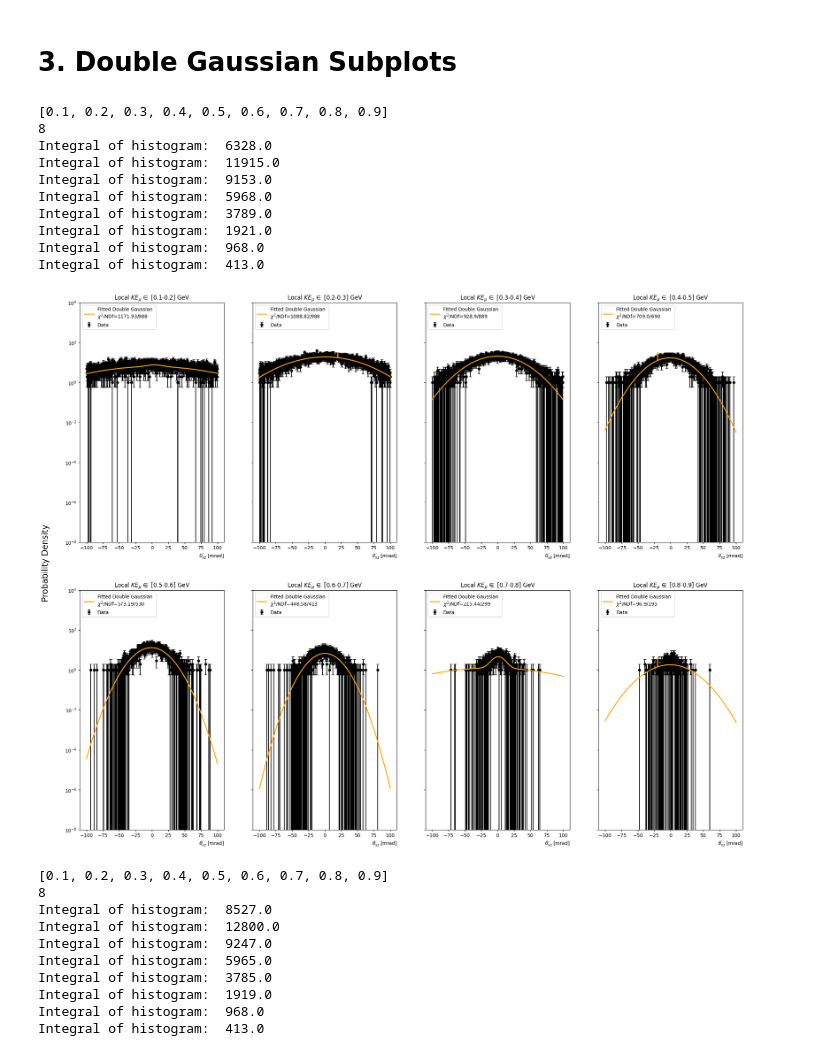
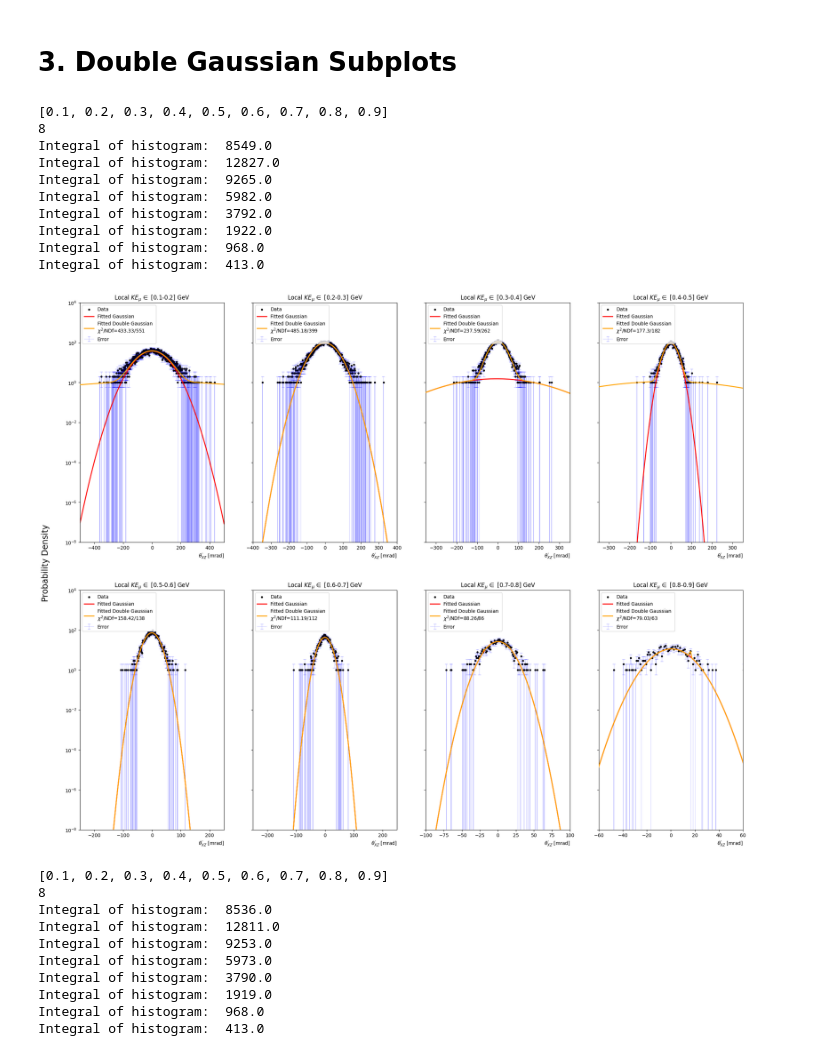
Before and after one commit to rhin525/mcs-dgaus, a Jupyter notebook: notebooks/mcs_MCSimStudy.ipynb, the cells around one changed output. Cells and saved outputs as stored; diff of their text form; code cells hidden in the pictures.

Commit message:
Updated plot cosmetics for double_gaus_subplots and made plot x-ranges customizable through a user-defined 2-D array.

```diff
--- a/notebooks/mcs_MCSimStudy.ipynb
+++ b/notebooks/mcs_MCSimStudy.ipynb
@@ -444,13 +444,12 @@ def double_gaus_subplots_v1(df,column,energyBounds=[0.1,0.9],xname="",core=False
 
     return dgaus_parameters
 # %%
-def double_gaus_subplots(df,column,energyBounds=[0.1,0.9],eStep=0.1,initParams=[],xrange=[-400,400],xname="",core=False,tail=False,nbins=1000):
+def double_gaus_subplots(df,column,energyBounds=[0.1,0.9],eStep=0.1,initParams=[],xranges=[[-400,400]],xname="",core=False,tail=False,nbins=1000):
     series = df[column]
     dgaus_parameters = pd.DataFrame()
     eb1 = energyBounds[0]
     eb2 = energyBounds[1]
-    xmin = xrange[0]
-    xmax = xrange[1]
+    fit_xmin, fit_xmax = -500, 500 #to use for plots, linspace, and fits. xmin and xmax are for cosmetic purposes
     #print(eb2)
     #eStep = 0.1
     energyBins = []
@@ -479,6 +478,10 @@ def double_gaus_subplots(df,column,energyBounds=[0.1,0.9],eStep=0.1,initParams=[
     #parameters=[420.,0.98,0.,70.,0,300.5] -> Good init parameters for [0.1-0.3] GeV
     df_list = []
     for i in range(len(energyBins)-1):
+        if len(xranges) > 1: xrange = xranges[i]
+        else: xrange = xranges[0]
+        xmin = xrange[0]
+        xmax = xrange[1]
         count = 0
         initSubList = initParams[i]
         e1 = energyBins[i]
@@ -495,7 +498,7 @@ def double_gaus_subplots(df,column,energyBounds=[0.1,0.9],eStep=0.1,initParams=[
             count += 1
         seriesNew2 = pd.Series(listNew2)
 
-        func = TF1('func', ROOT.double_gaus_norm, xmin, xmax, 6) #Create double gaussian function with 6 parameters, *Make a limit on params
+        func = TF1('func', ROOT.double_gaus_norm, fit_xmin, fit_xmax, 6) #Create double gaussian function with 6 parameters, *Make a limit on params
         func.SetParameters(initSubList[0],initSubList[1],initSubList[2],initSubList[3],initSubList[4],initSubList[5])
 
         #[0.1,0.3 init]
@@ -507,7 +510,7 @@ def double_gaus_subplots(df,column,energyBounds=[0.1,0.9],eStep=0.1,initParams=[
         func.SetParLimits(1, 0., 1.) #or try .5
 
         # fit ranges for sigma1, sigma2
-        func.SetParLimits(3, 0., 420.)
+        func.SetParLimits(3, 0., 520.)
         func.SetParLimits(5, 0., 600.)
 
         #fit ranges for mu1, mu2
@@ -515,7 +518,7 @@ def double_gaus_subplots(df,column,energyBounds=[0.1,0.9],eStep=0.1,initParams=[
         func.SetParLimits(4, -20., 20.)
 
         #func1.setparlimits(3, 0.0, seriesNew.max()) #tail amplitude limit, make max the max y in histogram
-        h_dtheta_xz = th1_from_series(seriesNew2, name='roothist', nbins=nbins, xmin=xmin, xmax=xmax) #Making TH1 Object to fit to the data
+        h_dtheta_xz = th1_from_series(seriesNew2, name='roothist', nbins=nbins, xmin=fit_xmin, xmax=fit_xmax) #Making TH1 Object to fit to the data
         #h_dtheta_xz.Scale(1./ h_dtheta_xz.Integral())
         print("Integral of histogram: ", h_dtheta_xz.Integral())
         h_dtheta_xz.Fit(func, "S") #Fitting the double gaussian function to the data
@@ -534,17 +537,18 @@ def double_gaus_subplots(df,column,energyBounds=[0.1,0.9],eStep=0.1,initParams=[
         ndf = func.GetNDF()
         chi2_ndf = chi2/ndf
 
-        bin_heights, bin_borders = np.histogram(seriesNew2, bins=nbins, range=(xmin, xmax)) #Normalizing histogram to 1
+        bin_heights, bin_borders = np.histogram(seriesNew2, bins=nbins, range=(fit_xmin, fit_xmax)) #Normalizing histogram to 1
         bin_centers = (bin_borders[:-1] + bin_borders[1:]) / 2
 
         plt.yscale('log')
 
-        x = np.linspace(xmin, xmax, nbins)
+        x = np.linspace(fit_xmin, fit_xmax, nbins)
         pdf = scale *fraction * np.exp(-0.5 * ((x - mu) / sigma) ** 2) #Probability for core gaus
         pdf_tail = scale*(1-fraction) * np.exp(-0.5 * ((x - mu_tail) / sigma_tail) ** 2) #Probability for tail gaus
         double_pdf = pdf + pdf_tail
 
-        axs[i].errorbar(bin_centers, bin_heights, yerr=np.sqrt(bin_heights), fmt='o', color='black', label='Data',markersize=5, capsize=3, linewidth=1.5, zorder=1)
+        axs[i].errorbar(bin_centers, bin_heights, yerr=np.sqrt(bin_heights), fmt='', color='blue', alpha=0.3, label='Error',markersize=2, capsize=3, linewidth=0.5, zorder=1)
+        axs[i].scatter(x,bin_heights,color='black',label='Data',s=10)
         axs[i].set_yscale('log')
         if core: axs[i].plot(x, pdf, color='red', linewidth=2, label='Fitted Gaussian',zorder=2)
         if tail: axs[i].plot(x, pdf_tail, color='green', linewidth=2, label='Fitted Tail',zorder=3)
@@ -552,56 +556,59 @@ def double_gaus_subplots(df,column,energyBounds=[0.1,0.9],eStep=0.1,initParams=[
         axs[i].set_title(r"Local $KE_{\mu} \, \in$ "+f"[{e1}-{e2}] GeV")
         axs[i].set_xlabel(xname, loc='right')
         axs[i].legend(loc='upper left', fontsize=10)
+        axs[i].set_xlim(xmin,xmax)
 
         ser = pd.Series([fraction,mu,sigma,mu_tail,sigma_tail,fraction_err,mu_err,sigma_err,mu_tail_err,sigma_tail_err],index=['fraction','mu','sigma','mu_tail','sigma_tail','fraction_err','mu_err','sigma_err','mu_tail_err','sigma_tail_err'])
         df2 = pd.DataFrame({f"KE in [{e1}-{e2}]": ser})
         df_list.append(df2)
 
     #create dataframe with resulting fit parameters
     xvarCol = pd.Series([np.nan,np.nan,np.nan,np.nan,np.nan,np.nan,np.nan,np.nan,np.nan,np.nan],index=['fraction','mu','sigma','mu_tail','sigma_tail','fraction_err','mu_err','sigma_err','mu_tail_err','sigma_tail_err']) #divider for each var
     xvarDf = pd.DataFrame({column:xvarCol})
     df_list.insert(0,xvarDf)
     dgaus_parameters = pd.concat(df_list,axis=1)
 
 
     #change y axis 1000 more to fit legends
     #axs[0].legend(loc='upper left', fontsize=10)
     axs[0].set_ylim(0.00000001,10000)
     fig.text(0.08, 0.5, 'Probability Density', va='center', rotation='vertical',size='xx-large')
     plt.tight_layout
     plt.show()
 
     return dgaus_parameters
 
 
-xzPrime_initParams = [[150.,0.02,0.,60.,0.,600.5],[150.,0.02,0.,60.,0.,600.5],[150.,0.02,0.,60.,0.,600.5],[150.,0.02,0.,60.,0.,600.5],[150.,0.02,0.,60.,0.,600.5],[150.,0.02,0.,60.,0.,600.5],[150.,0.02,0.,60.,0.,600.5],[150.,0.02,0.,60.,0.,600.5]]
-yzPrime_initParams = [[250.,0.02,0.,100.,0.,900.5],[250.,0.02,0.,100.,0.,900.5],[250.,0.02,0.,100.,0.,900.5],[250.,0.02,0.,20.,0.,1500.5],[250.,0.02,0.,20.,0.,1500.5],[250.,0.02,0.,20.,0.,1500.5],[250.,0.02,0.,20.,0.,1500.5],[250.,0.02,0.,20.,0.,1500.5]]
+yzPrime_initParams = [[150.,0.02,0.,60.,0.,600.5],[150.,0.02,0.,60.,0.,600.5],[150.,0.02,0.,60.,0.,600.5],[150.,0.02,0.,60.,0.,600.5],[150.,0.02,0.,60.,0.,600.5],[150.,0.02,0.,60.,0.,600.5],[150.,0.02,0.,60.,0.,600.5],[150.,0.02,0.,60.,0.,600.5]]
+yzPrime_xranges = [[-500,500],[-500,500],[-500,500],[-700,700],[-500,500],[-500,500],[-500,500],[-100,100]]
 
+xzPrime_initParams = [[250.,0.02,0.,20.,0.,1500.5],[250.,0.02,0.,100.,0.,900.5],[250.,0.02,0.,100.,0.,900.5],[250.,0.02,0.,20.,0.,1500.5],[250.,0.02,0.,20.,0.,2500.5],[250.,0.02,0.,20.,0.,1500.5],[250.,0.02,0.,20.,0.,1500.5],[250.,0.02,0.,20.,0.,1500.5]]
+xzPrime_xranges = [[-500,500],[-400,400],[-350,350],[-350,350],[-250,250],[-250,250],[-100,100],[-60,60]]
 
-dgaus_fitResults_xzp = double_gaus_subplots(muon_gen2, 'dtheta_xz_prime', initParams=xzPrime_initParams,xname=r"$\theta_{xz}^'$ [mrad]",energyBounds=[0.1, 0.9], nbins=1000, xrange=[-100,100])
-dgaus_fitResults_yzp = double_gaus_subplots(muon_gen2, 'dtheta_yz_prime', initParams=yzPrime_initParams, xname=r"$\theta_{yz}^'$ [mrad]",energyBounds=[0.1, 0.9], nbins=1000)
+dgaus_fitResults_xzp = double_gaus_subplots(muon_gen2, 'dtheta_xz_prime', initParams=xzPrime_initParams,xname=r"$\theta_{XZ}^'$ [mrad]",energyBounds=[0.1, 0.9], nbins=1000, xranges=xzPrime_xranges, core=True)
+dgaus_fitResults_yzp = double_gaus_subplots(muon_gen2, 'dtheta_yz_prime', initParams=yzPrime_initParams, xname=r"$\theta_{YZ}^'$ [mrad]",energyBounds=[0.1, 0.9], nbins=1000, xranges=yzPrime_xranges, core=True)
 df_list = [dgaus_fitResults_xzp,dgaus_fitResults_yzp]
 fitResults = pd.concat(df_list,axis=1)
 fitResults
 # %% [output]
 [0.1, 0.2, 0.3, 0.4, 0.5, 0.6, 0.7, 0.8, 0.9]
 8
-Integral of histogram:  6328.0
-Integral of histogram:  11915.0
-Integral of histogram:  9153.0
-Integral of histogram:  5968.0
-Integral of histogram:  3789.0
-Integral of histogram:  1921.0
+Integral of histogram:  8549.0
+Integral of histogram:  12827.0
+Integral of histogram:  9265.0
+Integral of histogram:  5982.0
+Integral of histogram:  3792.0
+Integral of histogram:  1922.0
 Integral of histogram:  968.0
 Integral of histogram:  413.0
-[figure, old version]
+[figure, new version]
 [0.1, 0.2, 0.3, 0.4, 0.5, 0.6, 0.7, 0.8, 0.9]
 8
-Integral of histogram:  8527.0
-Integral of histogram:  12800.0
-Integral of histogram:  9247.0
-Integral of histogram:  5965.0
-Integral of histogram:  3785.0
+Integral of histogram:  8536.0
+Integral of histogram:  12811.0
+Integral of histogram:  9253.0
+Integral of histogram:  5973.0
+Integral of histogram:  3790.0
 Integral of histogram:  1919.0
 Integral of histogram:  968.0
 Integral of histogram:  413.0
```
Also changed, not shown: parts of 2 cells of this notebook.
